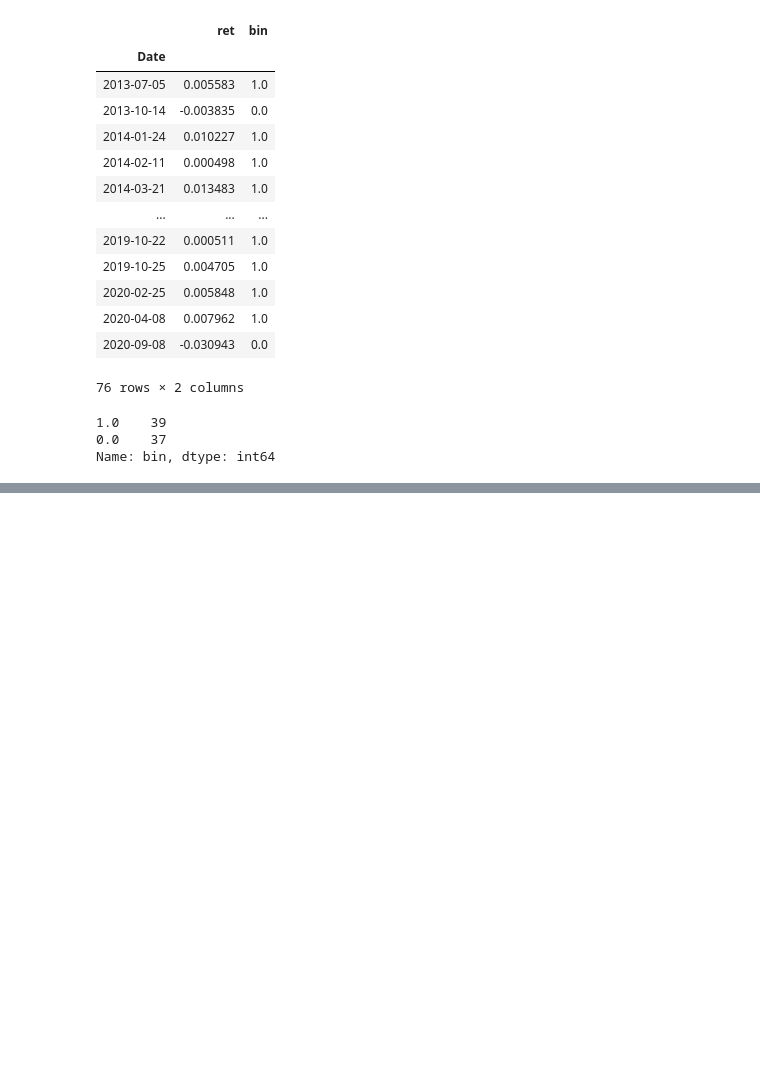
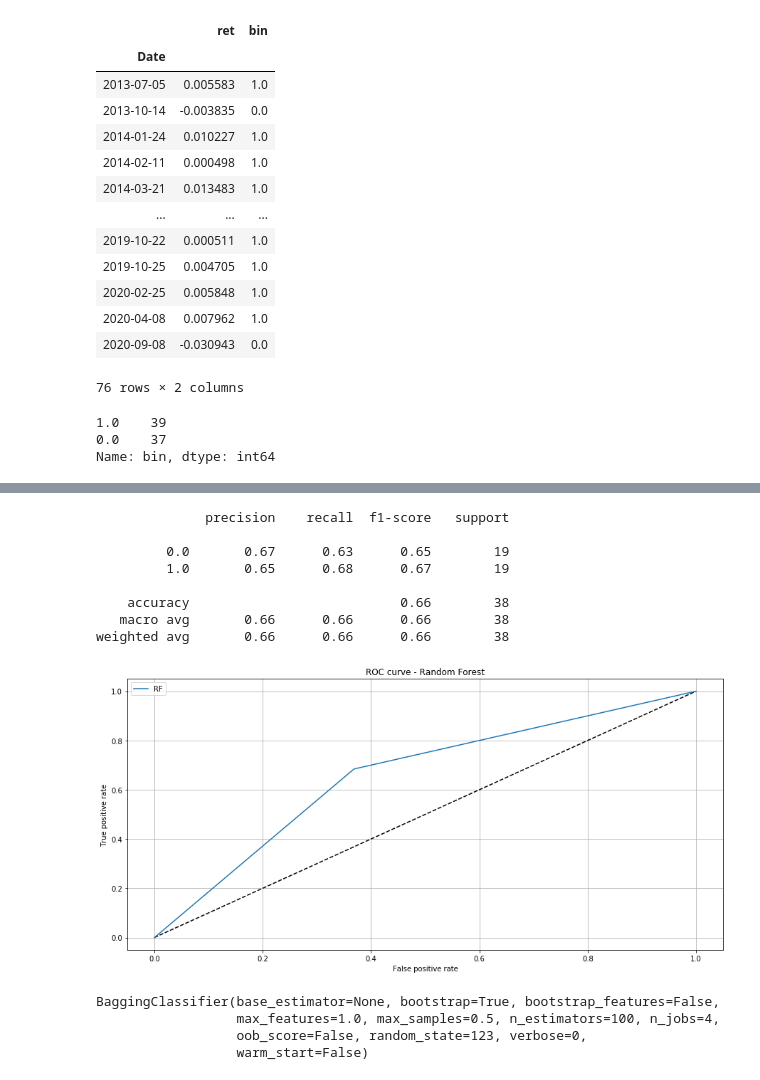
Before and after one commit to agalbachicar/financial_analytics, a Jupyter notebook: notebooks/meta_labelling.ipynb, the cells around one changed output, grey strips where cells are left out. Saved outputs shown, nothing was run; the diff lists cells and outputs as text; code cells hidden in the pictures; blank space fills up the shorter version.

Commit message:
Agrego modelo para predecir el size del bet y diagrama de flujo (#5)
* Agrego modelo

* Agrego el pipeline a revisar.

```diff
--- a/notebooks/meta_labelling.ipynb
+++ b/notebooks/meta_labelling.ipynb
@@ -638,0 +643,18 @@ Name: bin, dtype: int64
+# %%
+# Preparamos la informacion para introducirla en un modelo de ML.
+X = triple_barrier_events.dropna().side.values.reshape(-1,1)
+y = labels.bin.values
+# Realizamos un train-test split
+X_train, X_test, y_train, y_test = train_test_split(X, y, test_size=0.5, shuffle=False)
+# %%
+# Hiperpametros
+n_estimator = 100     # Numero de arboles.
+criterion = 'entropy' # Es un clasificador, necesitamos definir la metrica del modelo
+                      # que va a optimizar. Podria ser gini tambien.
+max_depth = 2         # Numero de niveles que va a tener cada arbol. Al elegir un split binario
+                      # permitimos que el entrenamiento sea mas lento.
+n_jobs = 4            # Numero de threads que van a abrirse para entrenar mas rapido.
+# Para mas argumentos, revisar https://scikit-learn.org/stable/modules/generated/sklearn.ensemble.RandomForestClassifier.html
+rf = RandomForestClassifier(max_depth=max_depth, n_estimators=n_estimator,
+                            criterion=criterion, n_jobs=n_jobs, random_state=123)
+rf.fit(X_train, y_train)
@@ -638,0 +670,45 @@ Name: bin, dtype: int64
+# %%
+# Predecimos con el test set y contrastamos.
+y_pred_rf_prob = rf.predict_proba(X_test)[:, 1]
+y_pred_rf = rf.predict(X_test)
+# %%
+# Realizamos un reporte de la clasificacion y realizamos una ROC.
+fpr_rf, tpr_rf, _ = roc_curve(y_test, y_pred_rf_prob)
+print(classification_report(y_test, y_pred_rf))
+
+fig, ax = plt.subplots(nrows=1, ncols=1, figsize=(15,7))
+plt.plot([0, 1], [0, 1], 'k--')
+plt.plot(fpr_rf, tpr_rf, label='RF')
+plt.xlabel('False positive rate')
+plt.ylabel('True positive rate')
+plt.title('ROC curve - Random Forest')
+plt.legend(loc='best')
+plt.grid()
+plt.show()
+# %% [output]
+              precision    recall  f1-score   support
+
+         0.0       0.67      0.63      0.65        19
+         1.0       0.65      0.68      0.67        19
+
+    accuracy                           0.66        38
+   macro avg       0.66      0.66      0.66        38
+weighted avg       0.66      0.66      0.66        38
+[figure, added]
+# %%
+# Usamos bagging ahora
+# Hiperpametros
+n_estimator = 100     # Numero de arboles.
+max_samples = 0.5     # Porcion del data set a samplear para cada arbol.
+criterion = 'entropy' # Es un clasificador, necesitamos definir la metrica del modelo
+                      # que va a optimizar. Podria ser gini tambien.
+n_jobs = 4            # Numero de threads que van a abrirse para entrenar mas rapido.
+# https://scikit-learn.org/stable/modules/generated/sklearn.ensemble.BaggingClassifier.html
+bc = BaggingClassifier(max_samples=max_samples, n_estimators=n_estimator,
+                       n_jobs=n_jobs, random_state=123)
+bc.fit(X_train, y_train)
+# %% [output]
+BaggingClassifier(base_estimator=None, bootstrap=True, bootstrap_features=False,
+                  max_features=1.0, max_samples=0.5, n_estimators=100, n_jobs=4,
+                  oob_score=False, random_state=123, verbose=0,
+                  warm_start=False)
```
Also changed, not shown: parts of 5 cells of this notebook, 3 other files.
